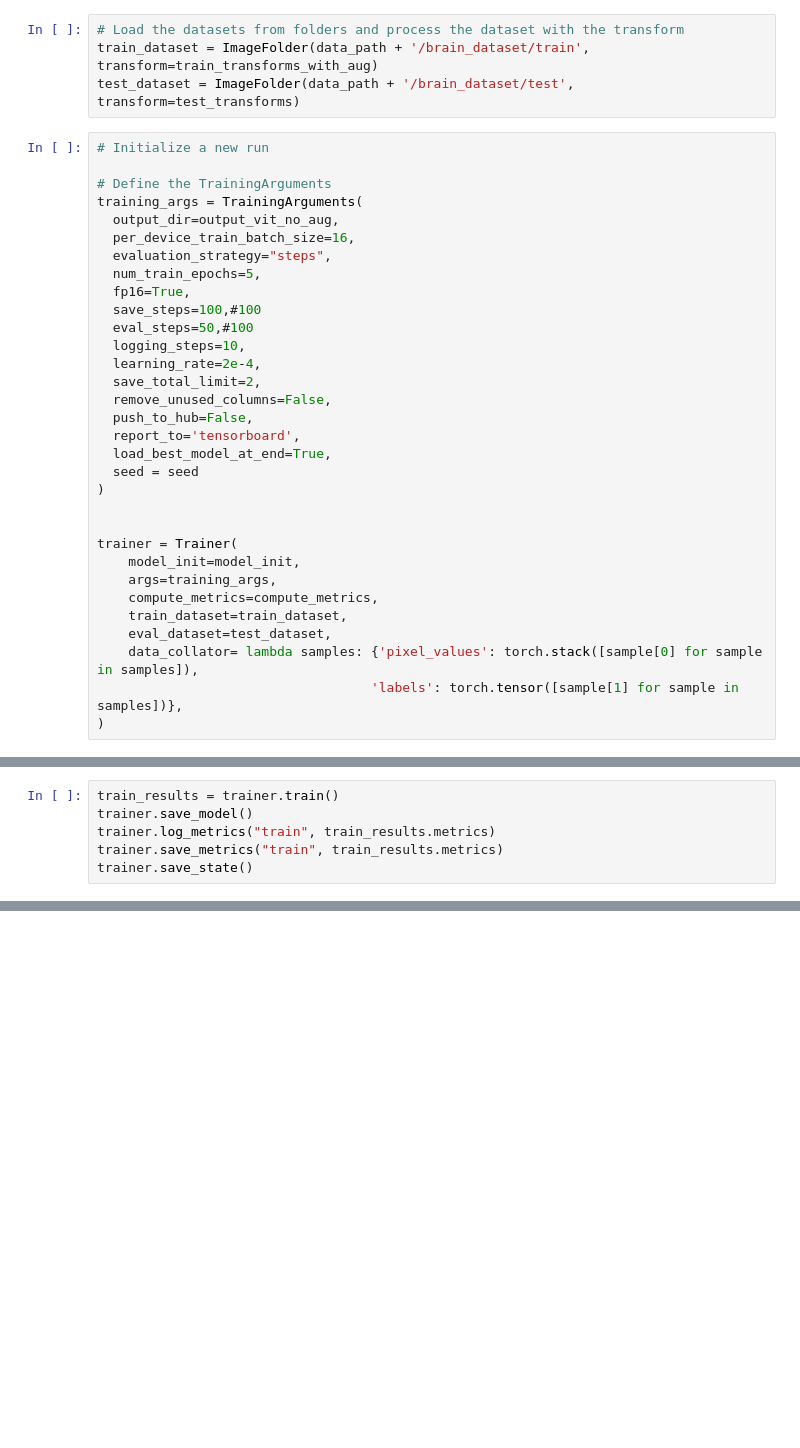
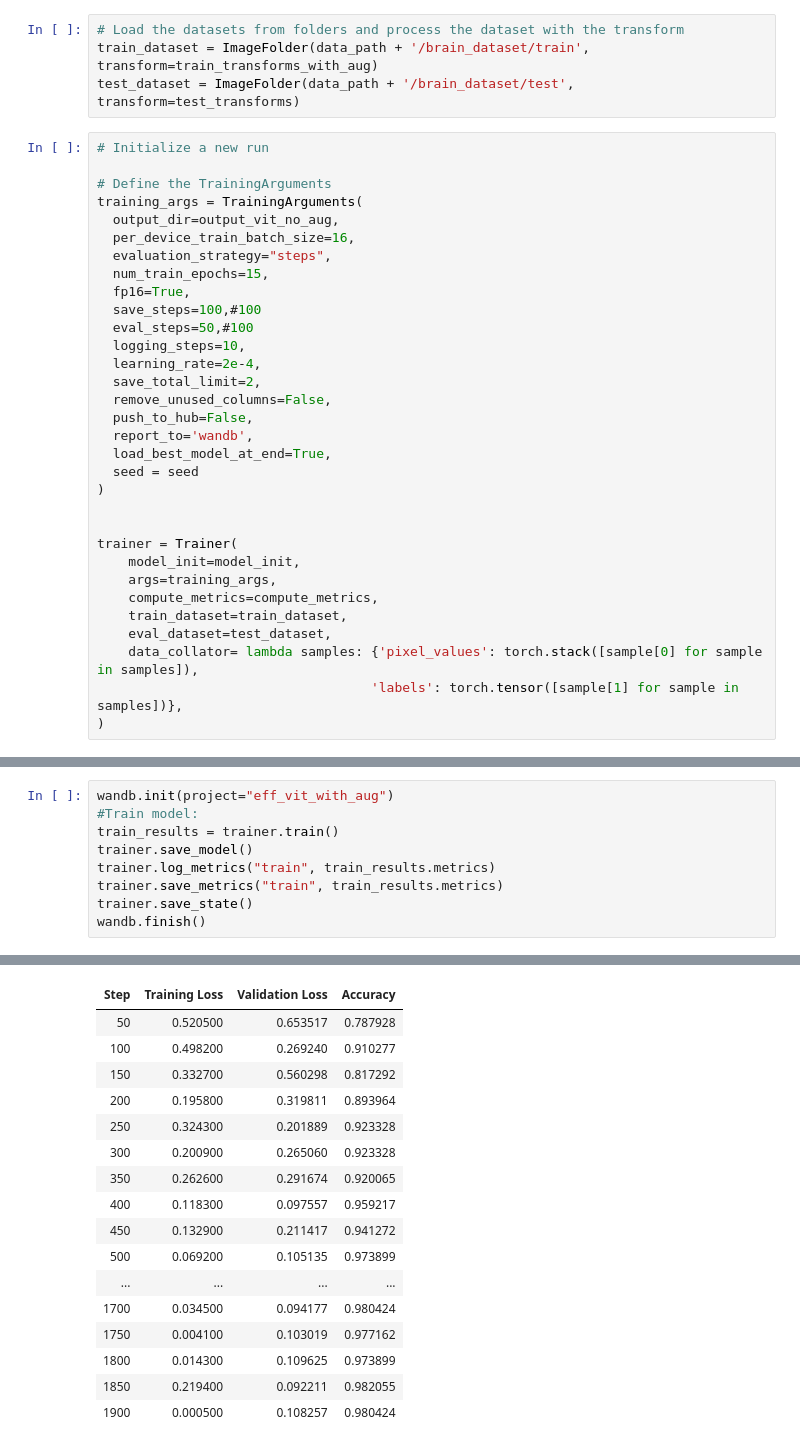
Before and after one commit to litvingil/BrainSight-Leveraging-Vision-Transformers-for-Tumor-Detection, a Jupyter notebook: BrainSight.ipynb, the cells around one changed output, grey strips where cells are left out. Cells and saved outputs as stored; diff of their text form; blank space fills up the shorter version.

```diff
--- a/BrainSight.ipynb
+++ b/BrainSight.ipynb
@@ -1002,7 +1049,7 @@ training_args = TrainingArguments(
   output_dir=output_vit_no_aug,
   per_device_train_batch_size=16,
   evaluation_strategy="steps",
-  num_train_epochs=5,
+  num_train_epochs=15,
   fp16=True,
   save_steps=100,#100
   eval_steps=50,#100
@@ -1011,7 +1058,7 @@ training_args = TrainingArguments(
   save_total_limit=2,
   remove_unused_columns=False,
   push_to_hub=False,
-  report_to='tensorboard',
+  report_to='wandb',
   load_best_model_at_end=True,
   seed = seed
 )
@@ -1031,8 +1078,12 @@ Some weights of the model checkpoint at snap-research/efficientformer-l1-300 wer
 - This IS expected if you are initializing EfficientFormerForImageClassification from the checkpoint of a model trained on another task or with another architecture (e.g. initializing a BertForSequenc ...
 - This IS NOT expected if you are initializing EfficientFormerForImageClassification from the checkpoint of a model that you expect to be exactly identical (initializing a BertForSequenceClassificatio ...
 # %%
+wandb.init(project="eff_vit_with_aug")
+#Train model:
 train_results = trainer.train()
 trainer.save_model()
 trainer.log_metrics("train", train_results.metrics)
 trainer.save_metrics("train", train_results.metrics)
 trainer.save_state()
+wandb.finish()
+# %% [output]
@@ -1038,0 +1099,17 @@ trainer.save_state()
+| Step | Training Loss | Validation Loss | Accuracy |
+| 50 | 0.520500 | 0.653517 | 0.787928 |
+| 100 | 0.498200 | 0.269240 | 0.910277 |
+| 150 | 0.332700 | 0.560298 | 0.817292 |
+| 200 | 0.195800 | 0.319811 | 0.893964 |
+| 250 | 0.324300 | 0.201889 | 0.923328 |
+| 300 | 0.200900 | 0.265060 | 0.923328 |
+| 350 | 0.262600 | 0.291674 | 0.920065 |
+| 400 | 0.118300 | 0.097557 | 0.959217 |
+| 450 | 0.132900 | 0.211417 | 0.941272 |
+| 500 | 0.069200 | 0.105135 | 0.973899 |
+| ... | ... | ... | ... |
+| 1700 | 0.034500 | 0.094177 | 0.980424 |
+| 1750 | 0.004100 | 0.103019 | 0.977162 |
+| 1800 | 0.014300 | 0.109625 | 0.973899 |
+| 1850 | 0.219400 | 0.092211 | 0.982055 |
+| 1900 | 0.000500 | 0.108257 | 0.980424 |
```
Also changed, not shown: parts of 8 cells of this notebook.
